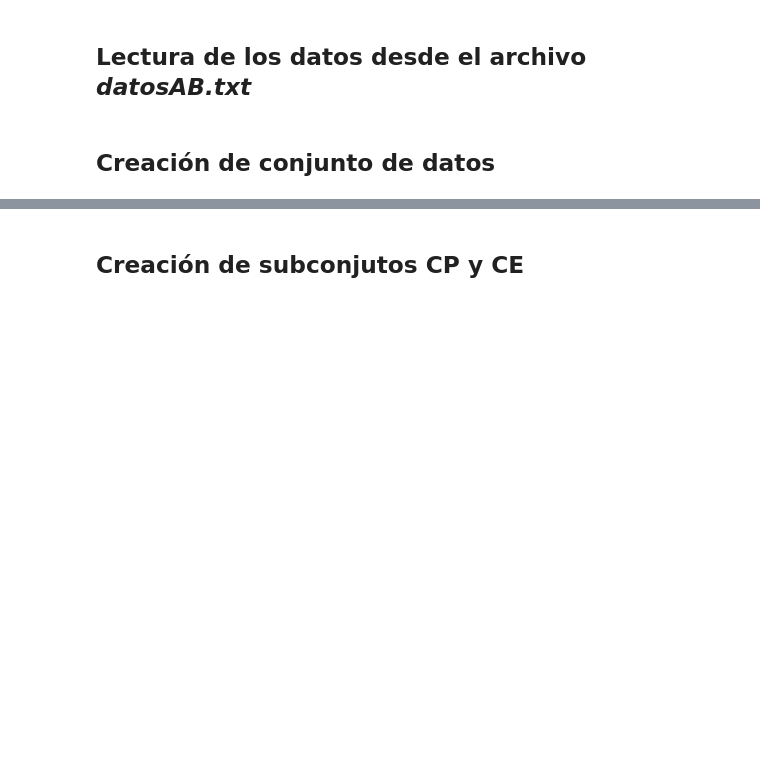
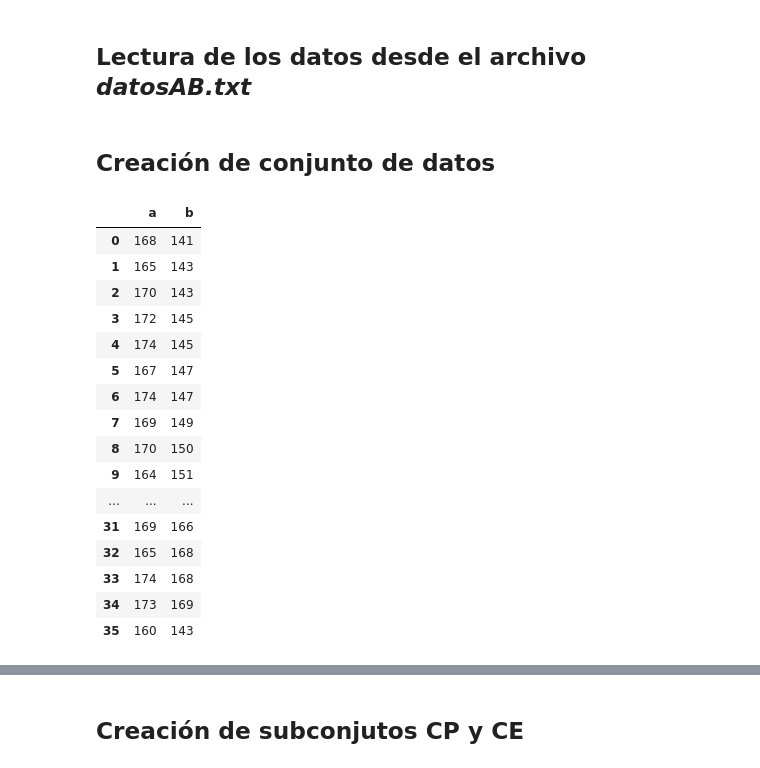
Before and after one commit to hselley/CursoIA, a Jupyter notebook: ML/Libro algoritmo kNN_k5.ipynb, the cells around one changed output, grey strips where cells are left out. Saved outputs shown, nothing was run; the diff lists cells and outputs as text; code cells hidden in the pictures; blank space fills up the shorter version.

```diff
--- a/ML/Libro algoritmo kNN_k5.ipynb
+++ b/ML/Libro algoritmo kNN_k5.ipynb
@@ -30,3 +30,23 @@ datos = pd.read_table("datosAB.txt", sep='\t')
 # Conjunto de datos
 X = datos.iloc[:,:-1]
 y = datos.iloc[:,2]
+# %%
+X
+# %% [output]
+|  | a | b |
+| 0 | 168 | 141 |
+| 1 | 165 | 143 |
+| 2 | 170 | 143 |
+| 3 | 172 | 145 |
+| 4 | 174 | 145 |
+| 5 | 167 | 147 |
+| 6 | 174 | 147 |
+| 7 | 169 | 149 |
+| 8 | 170 | 150 |
+| 9 | 164 | 151 |
+| ... | ... | ... |
+| 31 | 169 | 166 |
+| 32 | 165 | 168 |
+| 33 | 174 | 168 |
+| 34 | 173 | 169 |
+| 35 | 160 | 143 |
```
Also changed, not shown: parts of 6 cells of this notebook, 6 other files.
